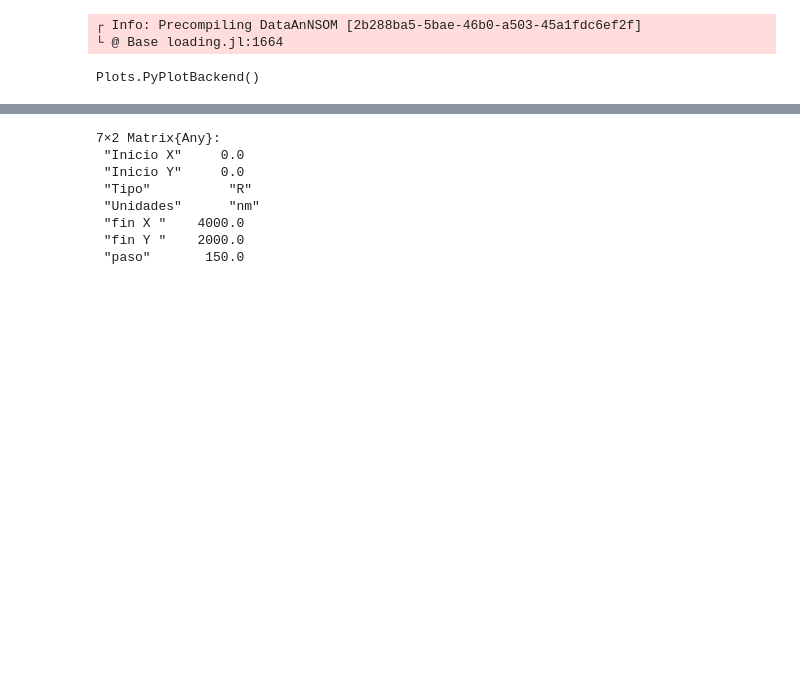
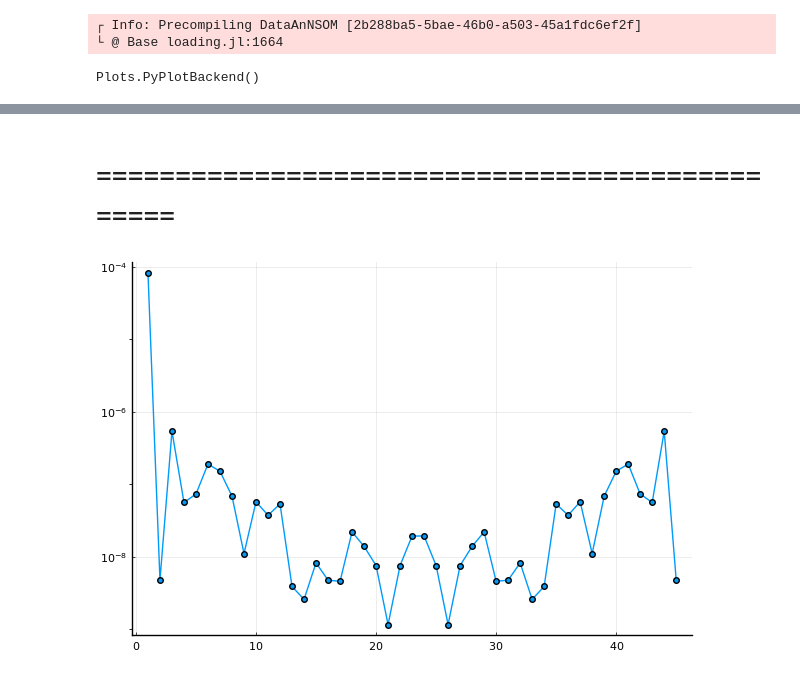
Before and after one commit to Gabmtzz/juDataNSOM, a Jupyter notebook: notebook/nsomdata.ipynb, the cells around one changed output, grey strips where cells are left out. Drawn from its saved outputs; the diff is of its cells as text; code cells hidden in the pictures; blank space fills up the shorter version.

```diff
--- a/notebook/nsomdata.ipynb
+++ b/notebook/nsomdata.ipynb
@@ -43,11 +43,2 @@ plot(pE,pD, size=(1200,400))
-# %%
-DataAnNSOM.get_Attributes(mo,dy,fi)
-# %% [output]
-7×2 Matrix{Any}:
- "Inicio X"     0.0
- "Inicio Y"     0.0
- "Tipo"          "R"
- "Unidades"      "nm"
- "fin X "    4000.0
- "fin Y "    2000.0
- "paso"       150.0
+# %% [markdown]
+# ===============================================
@@ -53,0 +47,7 @@ DataAnNSOM.get_Attributes(mo,dy,fi)
+# %%
+dta = datIm[1,:]
+
+PSD,dataF = DataAnNSOM.GetFourierCoefs(dta)
+plot(PSD[1:end], yaxis=:log, mark=:circle, legend=:none)
+# %% [output]
+[figure, added]
```
Also changed, not shown: parts of 6 cells of this notebook, 4 other files.
